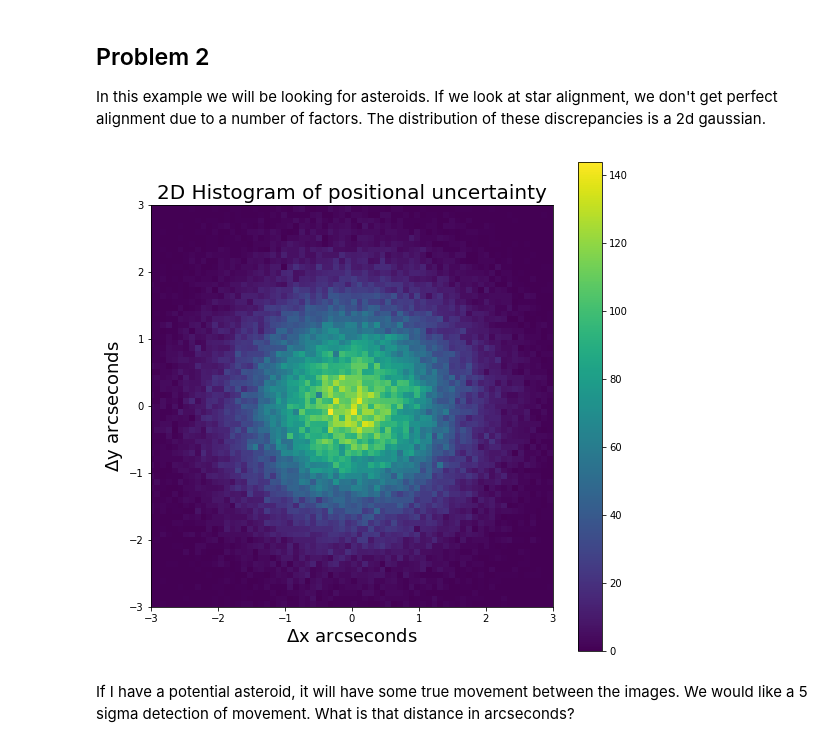
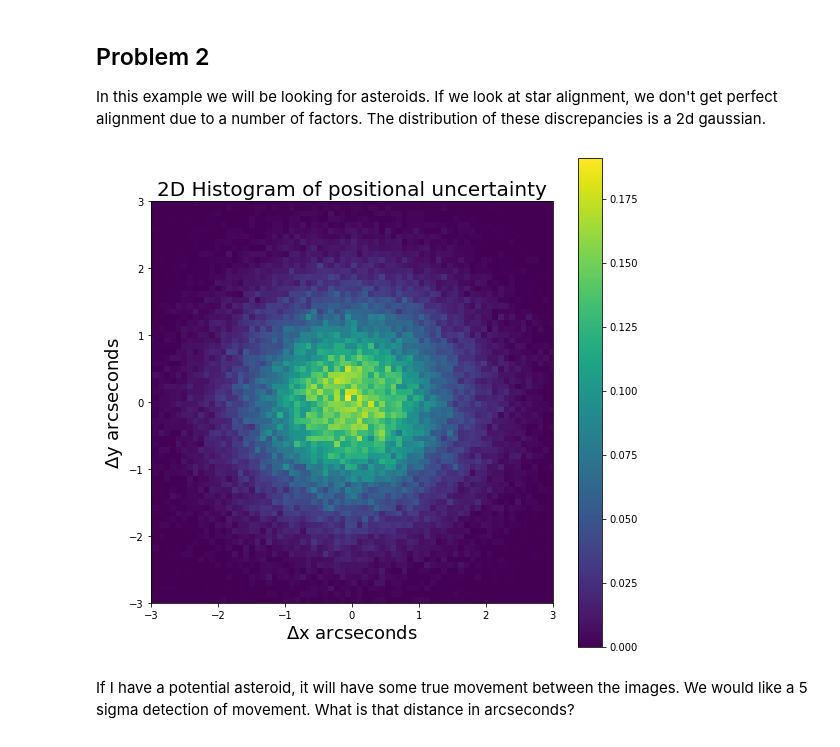
Before and after one commit to AdamK42/physics-434, a Jupyter notebook: lab3/lab3.ipynb, the cells around one changed output. Cells and saved outputs as stored; diff of their text form; code cells hidden in the pictures.

```diff
--- a/lab3/lab3.ipynb
+++ b/lab3/lab3.ipynb
@@ -98,24 +100,24 @@ In this example we will be looking for asteroids. If we look at star alignment,
 # %%
 N = 100000
 x = stats.norm.rvs( scale = 1, size = N)
 y = stats.norm.rvs( scale = 1, size = N)
 #r = np.sqrt(x*x + y*y)
 #index = round(N -N/3.5/1e6)
 # print(index, r(index))
 coords = np.vstack((x, y))
 coords.shape
 fig = plt.figure(figsize=(9, 9))
 ax = fig.subplots(1, 1)
-h = ax.hist2d(coords[0,:], coords[1,:], bins=100);
+h = ax.hist2d(coords[0,:], coords[1,:], bins=100, density=True);
 ax.set_aspect('equal', 'box')
 plt.xlim([-3 , 3])
 plt.ylim([-3 , 3])
 plt.title("2D Histogram of positional uncertainty", fontsize = 20)
 plt.ylabel("$\Delta$y arcseconds", fontsize = 18)
 plt.xlabel("$\Delta$x arcseconds", fontsize = 18)
 plt.colorbar(h[3], ax=ax);
 # %% [output]
-[figure, old version]
+[figure, new version]
 # %% [markdown]
 If I have a potential asteroid, it will have some true movement between the images. We would like a 5 sigma detection of movement. What is that distance in arcseconds?
 # %% [markdown]
```
Also changed, not shown: parts of 14 cells of this notebook, 2 other files.
